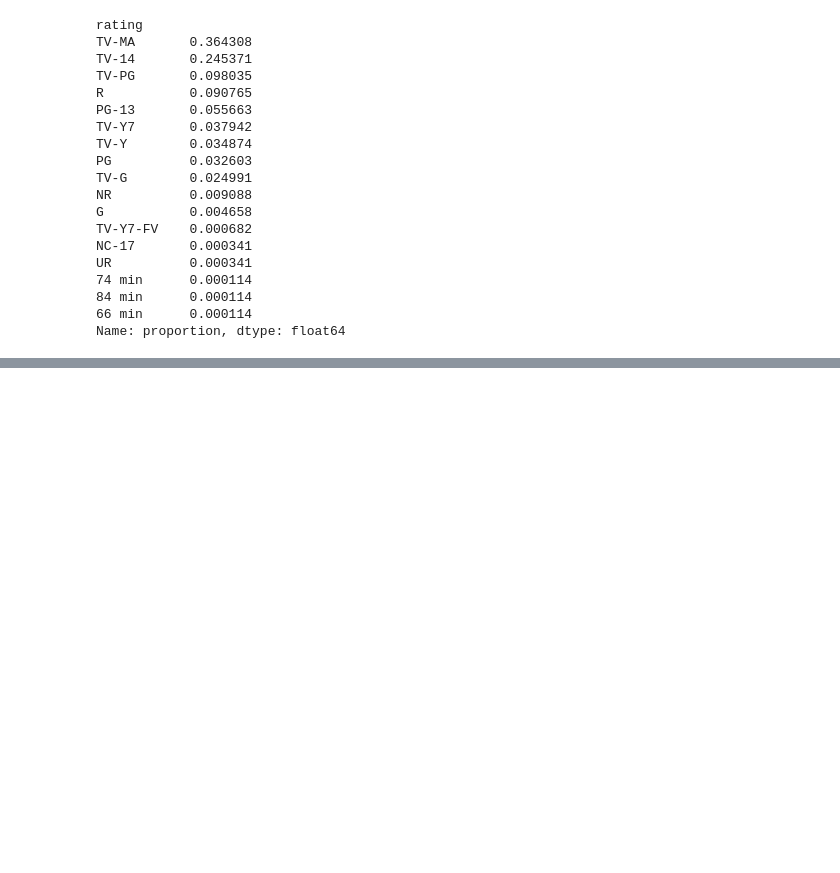
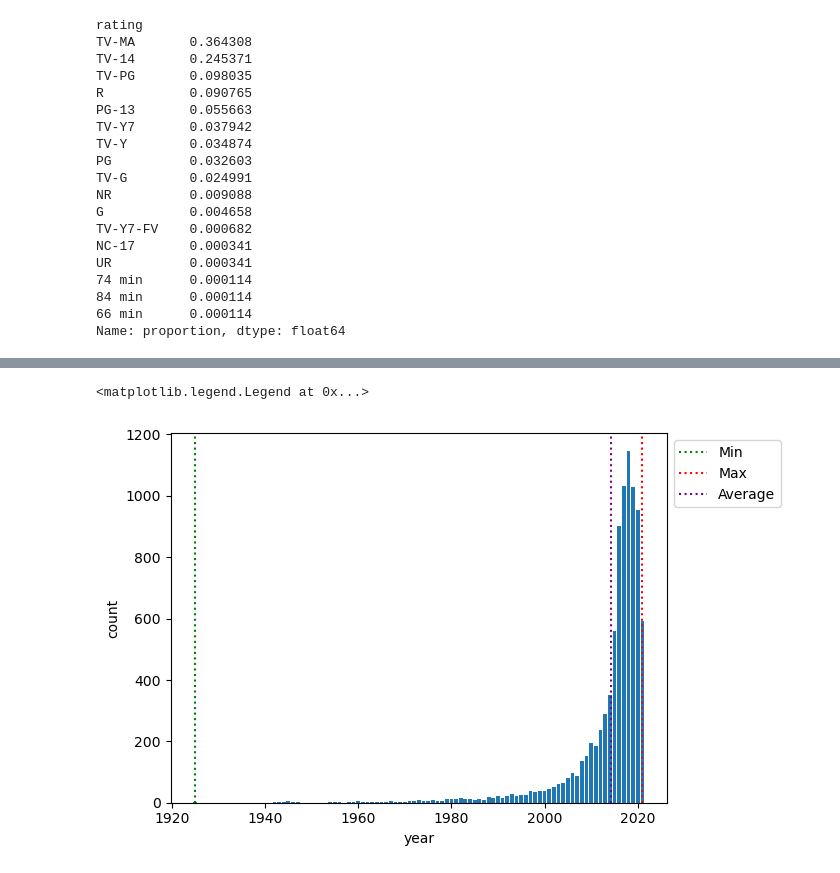
Before and after one commit to andrewkim1234/Netflix-Dataset-Project, a Jupyter notebook: Python Netflix Dataset.ipynb, the cells around one changed output, grey strips where cells are left out. Cells and saved outputs as stored; diff of their text form; code cells hidden in the pictures; blank space fills up the shorter version.

```diff
--- a/Python Netflix Dataset.ipynb
+++ b/Python Netflix Dataset.ipynb
@@ -103,0 +179,11 @@ netflix_data.head()
+# %%
+plt.bar(release_year_data["unique_values"], release_year_data["counts"])
+plt.xlabel("year")
+plt.ylabel("count")
+plt.axvline(earliest_year_release, 0, 1, linestyle = "dotted", color = "green", label = "Min")
+plt.axvline(latest_year_release, 0, 1, linestyle = "dotted", color = "red", label = "Max")
+plt.axvline(average_year_release, 0, 1, linestyle = "dotted", color = "Purple", label = "Average")
+plt.legend(bbox_to_anchor = (1,1))
+# %% [output]
+<matplotlib.legend.Legend at 0x...>
+[figure, added]
```
Also changed, not shown: parts of 9 cells of this notebook.
